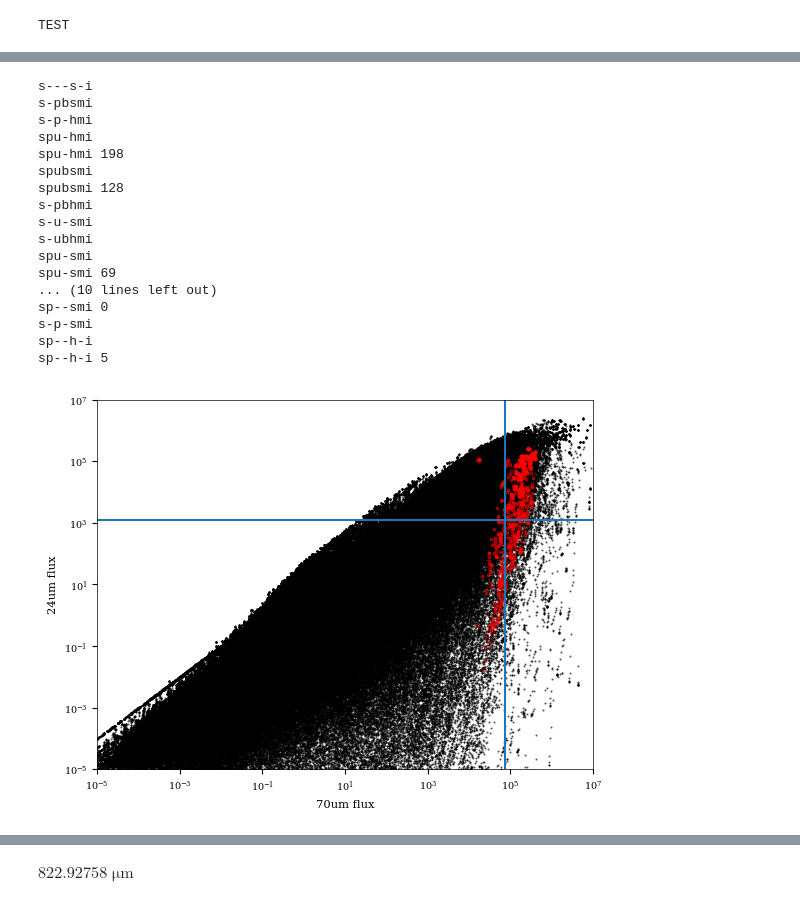
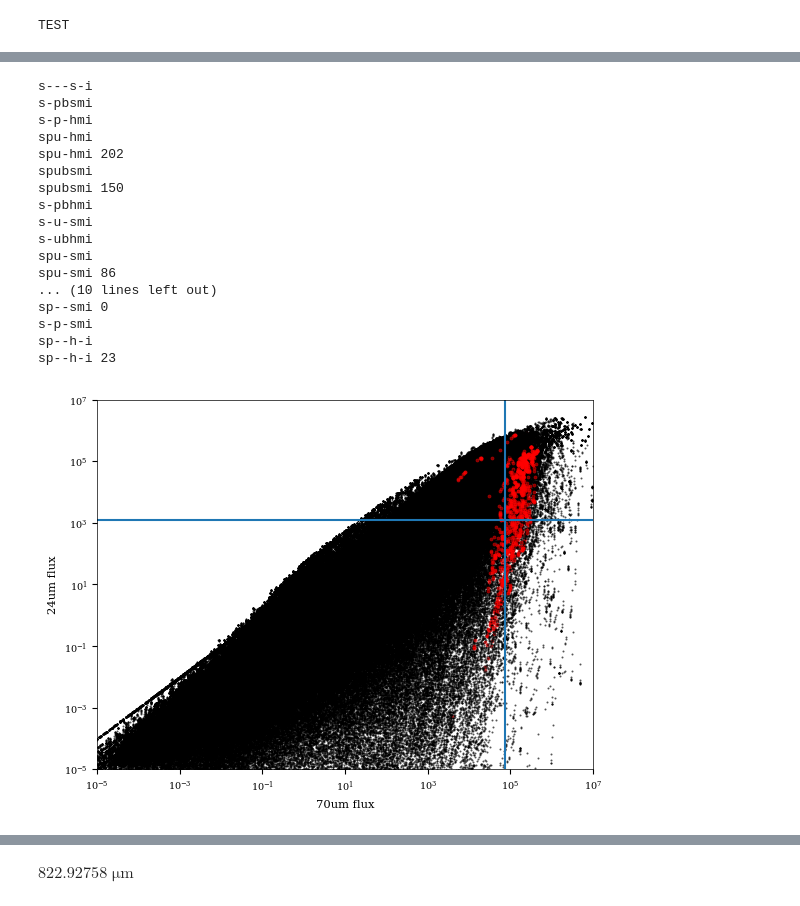
Before and after one commit to ACES-CMZ/MUBLO, a Jupyter notebook: G0.025-0.073/MUBLO_YSOcheck.ipynb, the cells around one changed output, grey strips where cells are left out. Cells and saved outputs as stored; diff of their text form; code cells hidden in the pictures.

```diff
--- a/G0.025-0.073/MUBLO_YSOcheck.ipynb
+++ b/G0.025-0.073/MUBLO_YSOcheck.ipynb
@@ -71,10 +72,10 @@ for geometry in geoms:
         pars['f70um'] = seds.val[:,7,64]
 
         sel = (
-               (((pars['f0.8mm'] / 8.5**2 > flux_b7*0.75) & (pars['f0.8mm'] / 8.5**2 < flux_b7*1.25))
-                | ((pars['f3mm'] / 8.5**2 > flux_b3*0.75) & (pars['f3mm'] / 8.5**2 < flux_b3*1.25)))
-               & (pars['f24um'] / 8.5**2 < ulim_24um)
-               & (pars['f70um'] / 8.5**2 < ulim_70um)
+               (((pars['f0.8mm'] / 8.0**2 > flux_b7*0.75) & (pars['f0.8mm'] / 8.0**2 < flux_b7*1.25))
+                | ((pars['f3mm'] / 8.0**2 > flux_b3*0.75) & (pars['f3mm'] / 8.0**2 < flux_b3*1.25)))
+               & (pars['f24um'] / 8.0**2 < ulim_24um)
+               & (pars['f70um'] / 8.0**2 < ulim_70um)
                & np.isfinite(pars['f3mm'])
                & np.isfinite(pars['f0.8mm'])
         )
@@ -247,12 +248,12 @@ with quantity_support():
             pars['f24um'] = seds.val[:,7,81]
             pars['f70um'] = seds.val[:,7,64]
 
-            sel = (pars['f0.8mm'] / 8.5**2 > flux_b7*0.75) & (pars['f0.8mm'] / 8.5**2 < flux_b7*1.25)
+            sel = (pars['f0.8mm'] / 8.0**2 > flux_b7*0.75) & (pars['f0.8mm'] / 8.0**2 < flux_b7*1.25)
             #sel &= seds.val[:,3,20] > 2.5*u.mJy * (8/1)**2
             print(geometry, sel.sum())
-            pl.scatter(pars['Model Luminosity'], pars['f24um']/8.5**2, s=1, alpha=0.5, color='k')
+            pl.scatter(pars['Model Luminosity'], pars['f24um']/8.0**2, s=1, alpha=0.5, color='k')
             axlims = pl.gca().axis()
-            pl.scatter(pars['Model Luminosity'][sel], pars['f24um'][sel]/8.5**2, s=5, alpha=0.5, label=geometry, color='r')
+            pl.scatter(pars['Model Luminosity'][sel], pars['f24um'][sel]/8.0**2, s=5, alpha=0.5, label=geometry, color='r')
 
     #pl.gca().axis(axlims)
     pl.loglog()
@@ -293,11 +294,11 @@ with quantity_support():
             pars['f24um'] = seds.val[:,7,81]
             pars['f70um'] = seds.val[:,7,64]
 
-            sel = (pars['f0.8mm'] / 8.5**2 > flux_b7*0.75) & (pars['f0.8mm'] / 8.5**2 < flux_b7*1.25)
+            sel = (pars['f0.8mm'] / 8.0**2 > flux_b7*0.75) & (pars['f0.8mm'] / 8.0**2 < flux_b7*1.25)
             #sel &= seds.val[:,3,20] > 2.5*u.mJy * (8/1)**2
             print(geometry, sel.sum())
-            pl.scatter(pars['f70um']/8.5**2, pars['f24um']/8.5**2, s=1, alpha=0.1, color='k')
-            pl.scatter(pars['f70um'][sel]/8.5**2, pars['f24um'][sel]/8.5**2, s=5, alpha=0.5, label=geometry, color='r')
+            pl.scatter(pars['f70um']/8.0**2, pars['f24um']/8.0**2, s=1, alpha=0.1, color='k')
+            pl.scatter(pars['f70um'][sel]/8.0**2, pars['f24um'][sel]/8.0**2, s=5, alpha=0.5, label=geometry, color='r')
 
     pl.loglog()
     pl.axhline(ulim_24um)
@@ -335,42 +336,42 @@ with quantity_support():
             seds = SEDCube.read(f'/blue/adamginsburg/richardson.t/research/flux/robitaille_models-1.2/{geometry}/flux.fits')
             pars['f0.8mm'] = seds.val[:,7,27] # 27, 7 = 820 micron, 7000 AU
             pars['f3mm'] = seds.val[:,7,7] # 7, 7 = 3000 micron, 7000 AU
             pars['f24um'] = seds.val[:,7,81]
             pars['f70um'] = seds.val[:,7,64]
 
-            sel = (((pars['f0.8mm'] / 8.5**2 > flux_b7*0.75) & (pars['f0.8mm'] / 8.5**2 < flux_b7*1.25))
-                   | ((pars['f3mm'] / 8.5**2 > flux_b3*0.75) & (pars['f3mm'] / 8.5**2 < flux_b3*1.25)))
+            sel = (((pars['f0.8mm'] / 8.0**2 > flux_b7*0.75) & (pars['f0.8mm'] / 8.0**2 < flux_b7*1.25))
+                   | ((pars['f3mm'] / 8.0**2 > flux_b3*0.75) & (pars['f3mm'] / 8.0**2 < flux_b3*1.25)))
             #sel &= seds.val[:,3,20] > 2.5*u.mJy * (8/1)**2
             print(geometry, sel.sum())
-            pl.scatter(pars['f70um']/8.5**2, pars['f24um']/8.5**2, s=1, alpha=0.5, color='k')
-            pl.scatter(pars['f70um'][sel]/8.5**2, pars['f24um'][sel]/8.5**2, s=5, alpha=0.5, label=geometry, color='r')
+            pl.scatter(pars['f70um']/8.0**2, pars['f24um']/8.0**2, s=1, alpha=0.5, color='k')
+            pl.scatter(pars['f70um'][sel]/8.0**2, pars['f24um'][sel]/8.0**2, s=5, alpha=0.5, label=geometry, color='r')
 
     pl.loglog()
     pl.axhline(ulim_24um)
     pl.axvline(ulim_70um)
     #pl.legend(loc='best')
     pl.ylabel("24um flux");
     pl.xlabel("70um flux");
 pl.axis([1e-5, 1e7, 1e-5, 1e7]);
 # %% [output]
 s---s-i
 s-pbsmi
 s-p-hmi
 spu-hmi
-spu-hmi 198
+spu-hmi 202
 spubsmi
-spubsmi 128
+spubsmi 150
 s-pbhmi
 s-u-smi
 s-ubhmi
 spu-smi
-spu-smi 69
+spu-smi 86
 ... (10 lines left out)
 sp--smi 0
 s-p-smi
 sp--h-i
-sp--h-i 5
+sp--h-i 23
-[figure, old version]
+[figure, new version]
 # %%
 with quantity_support():
     for geometry in geoms:
```
Also changed, not shown: parts of 16 cells of this notebook, 2 other files.
